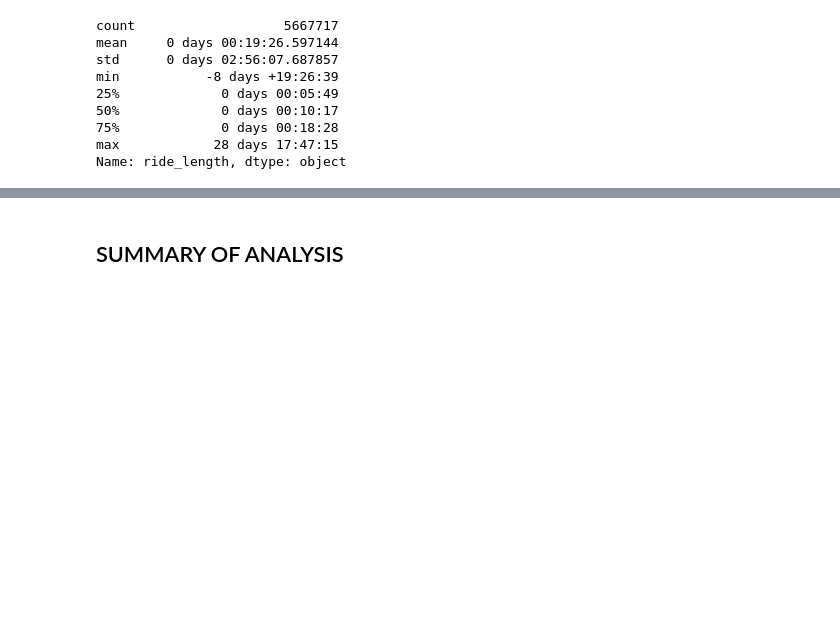
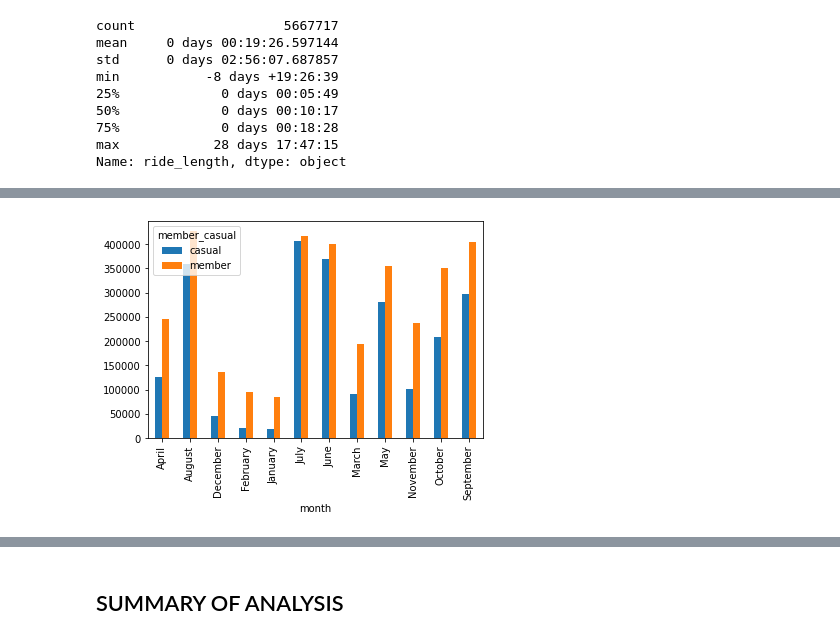
Before and after one commit to vynguyen293/Cyclistic-Bike-Share-Analysis, a Jupyter notebook: Cyclistic-Bike-Share-Analysis.ipynb, the cells around one changed output, grey strips where cells are left out. Saved outputs shown, nothing was run; the diff lists cells and outputs as text; code cells hidden in the pictures; blank space fills up the shorter version.

```diff
--- a/Cyclistic-Bike-Share-Analysis.ipynb
+++ b/Cyclistic-Bike-Share-Analysis.ipynb
@@ -280,0 +204,5 @@ df_pivot_2
+# %%
+# Create pivot table by months
+df_pivot_2 = pd.pivot_table(df, values='ride_id', index='month', columns='member_casual',
+                          aggfunc='count')
+df_pivot_2
@@ -280,0 +224,4 @@ df_pivot_2
+# %%
+df_pivot_2.plot.bar();
+# %% [output]
+[figure, added]
```
Also changed, not shown: parts of 53 cells of this notebook.
